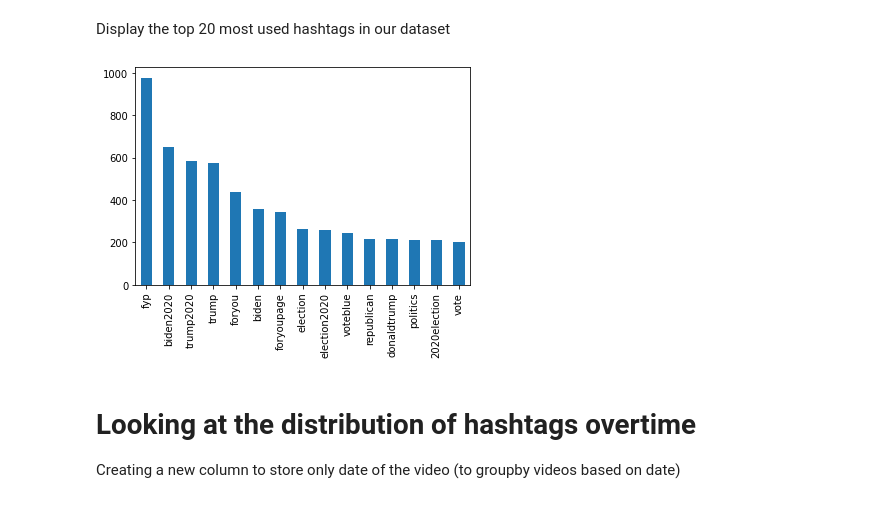
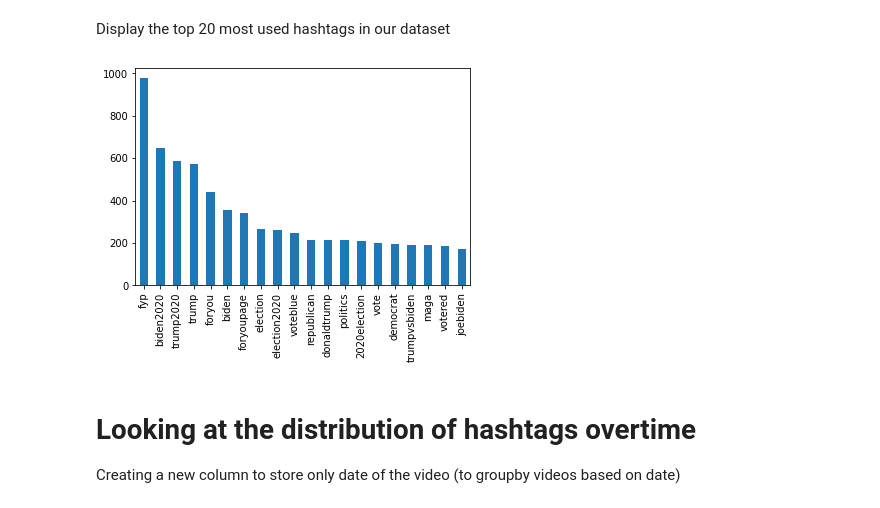
Before and after one commit to ravinitheshreddy/ComputationalSocialMedia_TikTok, a Jupyter notebook: EDA.ipynb, the cells around one changed output. Cells and saved outputs as stored; diff of their text form; code cells hidden in the pictures.

```diff
--- a/EDA.ipynb
+++ b/EDA.ipynb
@@ -53,9 +63,9 @@ g.set_xticklabels(rotation=90)
 # %% [markdown]
 Display the top 20 most used hashtags in our dataset
 # %%
-top_10 = tiktoks_exploded.hashtags.value_counts()[:15].plot(kind="bar")
+top_20 = tiktoks_exploded.hashtags.value_counts()[:20].plot(kind="bar")
 # %% [output]
-[figure, old version]
+[figure, new version]
 # %% [markdown]
 # Looking at the distribution of hashtags overtime
 
```
Also changed, not shown: parts of 15 cells of this notebook, 1 other file.
